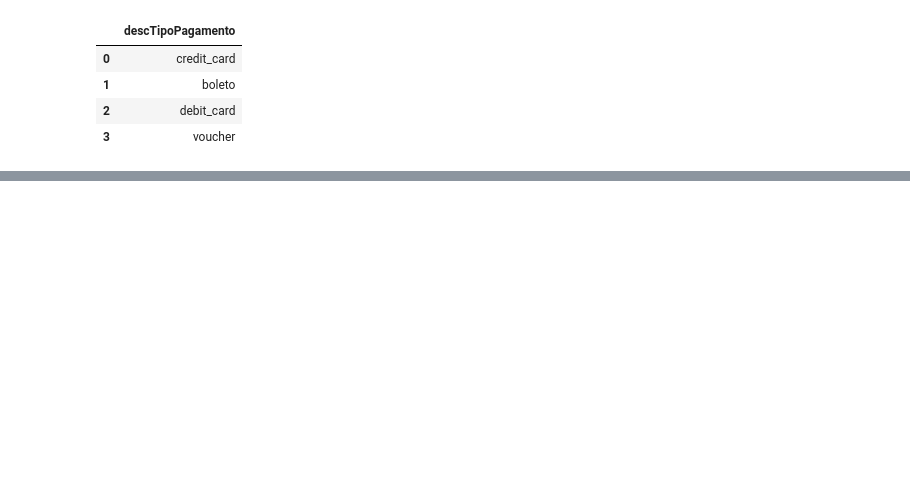
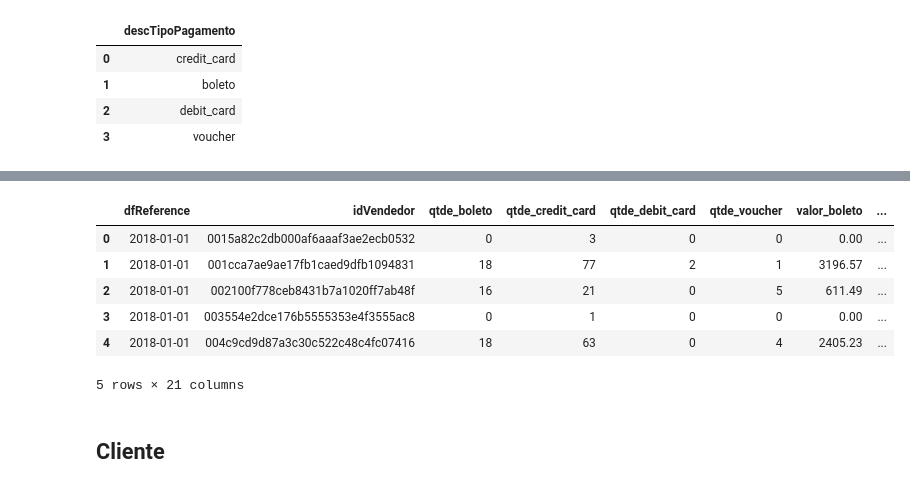
Before and after one commit to eduardo-almeida/portfolio, a Jupyter notebook: Machine Learning - Teo Calvo/ETL.ipynb, the cells around one changed output, grey strips where cells are left out. Cells and saved outputs as stored; diff of their text form; code cells hidden in the pictures; blank space fills up the shorter version.

```diff
--- a/Machine Learning - Teo Calvo/ETL.ipynb
+++ b/Machine Learning - Teo Calvo/ETL.ipynb
@@ -548,0 +343,14 @@ dfJuncaoPedidos = ps.sqldf("""select t2.*,
+# %%
+tb_cartao = ps.sqldf("""
+                        select idVendedor,
+                        avg(nrParcelas) as avgQtdParcelas,
+                        max(nrParcelas) as MaxQtdParcelas,
+                        min(nrParcelas) as MinQtdParcelas
+
+                        from tb_join
+
+                        where descTipoPagamento = 'credit_card'
+
+                        group by idVendedor
+
+                """)
@@ -548,0 +366,26 @@ dfJuncaoPedidos = ps.sqldf("""select t2.*,
+# %%
+tb_summary_cartao = ps.sqldf("""
+                        select
+                        '2018-01-01' as dfReference,
+                        t1.*,
+                        t2.avgQtdParcelas,
+                        t2.MaxQtdParcelas,
+                        t2.MinQtdParcelas
+
+                        from tb_summary as t1
+
+                        left join tb_cartao as t2
+                        on t1.idVendedor = t2.idVendedor
+                """)
+# %%
+tb_summary_cartao.head()
+# %% [output]
+|  | dfReference | idVendedor | qtde_boleto | qtde_credit_card | qtde_debit_card | qtde_voucher | valor_boleto | ... |
+| 0 | 2018-01-01 | 0015a82c2db000af6aaaf3ae2ecb0532 | 0 | 3 | 0 | 0 | 0.00 | ... |
+| 1 | 2018-01-01 | 001cca7ae9ae17fb1caed9dfb1094831 | 18 | 77 | 2 | 1 | 3196.57 | ... |
+| 2 | 2018-01-01 | 002100f778ceb8431b7a1020ff7ab48f | 16 | 21 | 0 | 5 | 611.49 | ... |
+| 3 | 2018-01-01 | 003554e2dce176b5555353e4f3555ac8 | 0 | 1 | 0 | 0 | 0.00 | ... |
+| 4 | 2018-01-01 | 004c9cd9d87a3c30c522c48c4fc07416 | 18 | 63 | 0 | 4 | 2405.23 | ... |
+5 rows × 21 columns
+# %% [markdown]
+## Cliente
```
Also changed, not shown: parts of 39 cells of this notebook, 1 other file.
